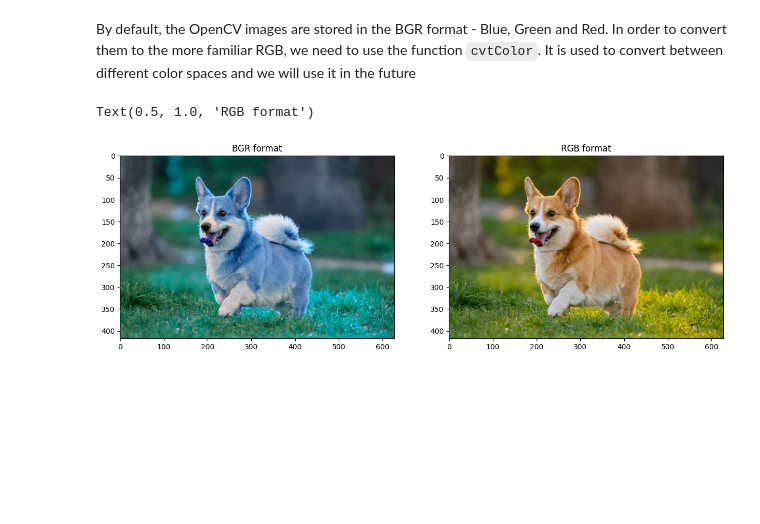
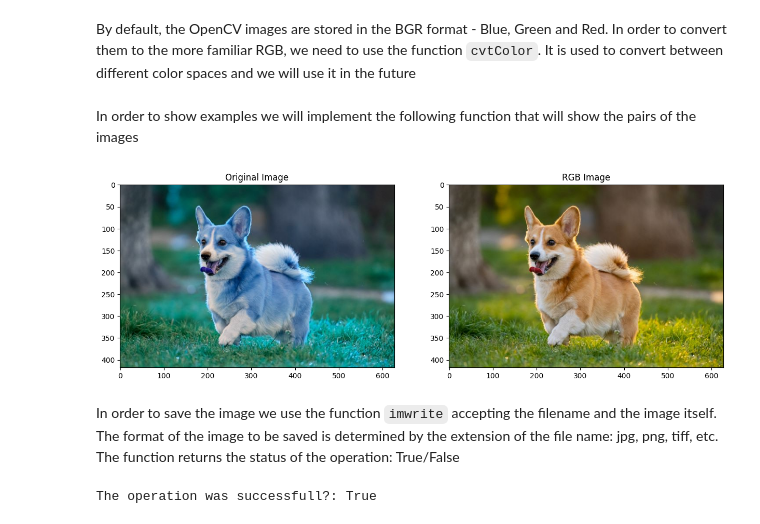
Before and after one commit to borislevant/python4cv, a Jupyter notebook: basic_image_operations.ipynb, the cells around one changed output. Cells and saved outputs as stored; diff of their text form; code cells hidden in the pictures; blank space fills up the shorter version.

Commit message:
FInish basic image operations

````diff
--- a/basic_image_operations.ipynb
+++ b/basic_image_operations.ipynb
@@ -67,12 +68,3 @@ print(f'The shape of the img object is {imgc.shape}')
 The shape of the img object is (418, 627, 3)
 # %% [markdown]
 By default, the OpenCV images are stored in the BGR format - Blue, Green and Red. In order to convert them to the more familiar RGB, we need to use the function ```cvtColor```. It is used to convert between different color spaces and we will use it in the future
-# %%
-fig, ax = plt.subplots(nrows=1, ncols=2, figsize=(15, 10))
-ax[0].imshow(imgc)
-ax[0].set_title('BGR format')
-ax[1].imshow(cv2.cvtColor(imgc, cv2.COLOR_BGR2RGB))
-ax[1].set_title('RGB format')
-# %% [output]
-Text(0.5, 1.0, 'RGB format')
-[figure, removed]
@@ -84,0 +71,21 @@ del(camera)
+# %% [markdown]
+In order to show examples we will implement the following function that will show the pairs of the images
+# %%
+def imshow_filters(im, filter_func, name):
+    fig, ax = plt.subplots(nrows=1, ncols=2, figsize=(15, 10))
+    ax[0].imshow(im)
+    ax[0].set_title('Original Image')
+    ax[1].imshow(filter_func(im))
+    ax[1].set_title(name)
+    plt.show()
+# %%
+imshow_filters(imgc, lambda x: cv2.cvtColor(x, cv2.COLOR_BGR2RGB), 'RGB Image')
+# %% [output]
+[figure, added]
+# %% [markdown]
+In order to save the image we use the function ```imwrite``` accepting the filename and the image itself. The format of the image to be saved is determined by the extension of the file name: jpg, png, tiff, etc. The function returns the status of the operation: True/False
+# %%
+status = cv2.imwrite('img/cute_dog_gray.jpg', img)
+print(f'The operation was successfull?: {status}')
+# %% [output]
+The operation was successfull?: True
````
Also changed, not shown: parts of 23 cells of this notebook, 1 other file.
